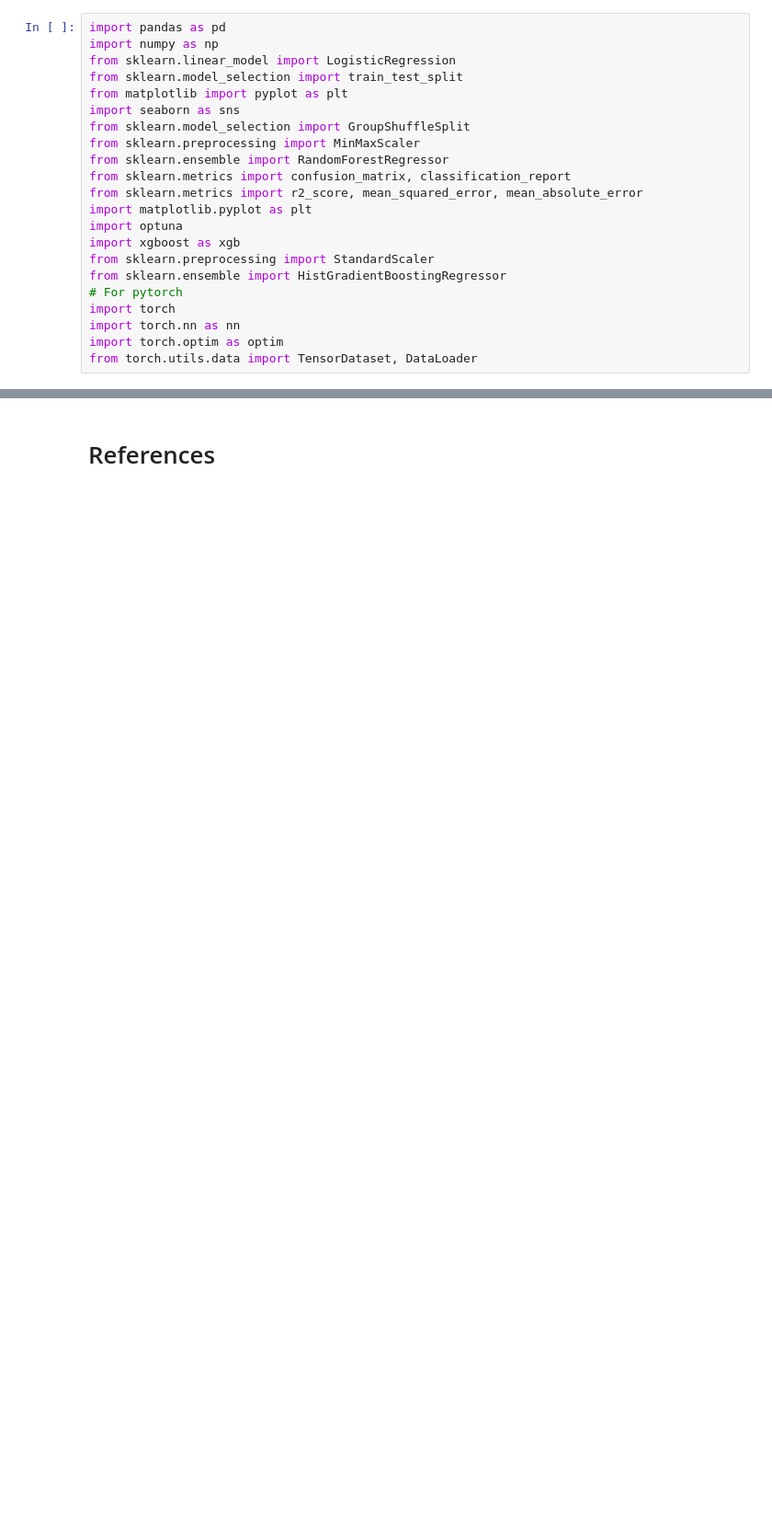
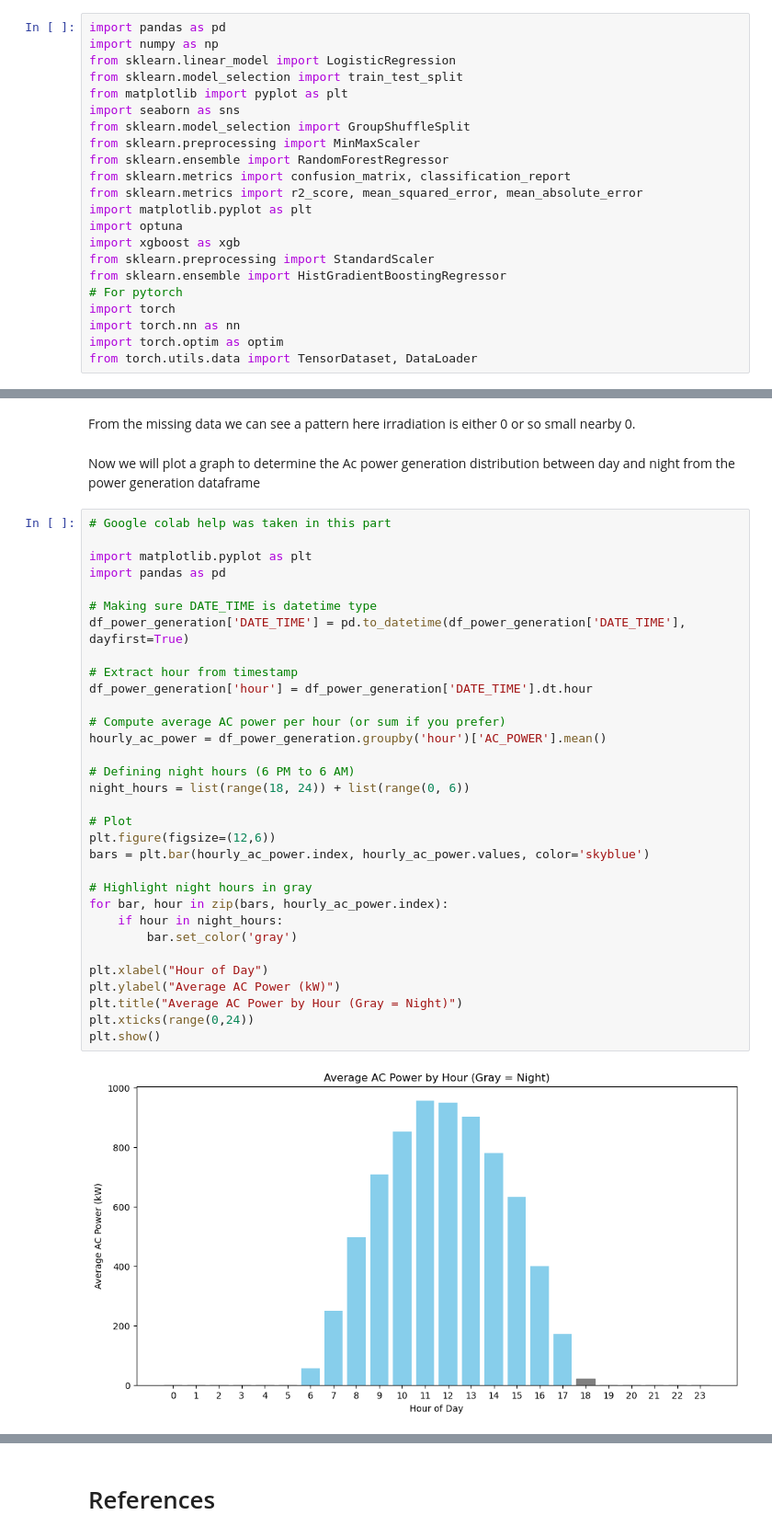
Before and after one commit to Abrar051/Machine_Learning_Algorithm_Solar_Power_Prediction, a Jupyter notebook: Machine_Learning_Algorithm_Final_Coursework.ipynb, the cells around one changed output, grey strips where cells are left out. Shown at 92% size. Drawn from its saved outputs; the diff is of its cells as text; blank space fills up the shorter version.

```diff
--- a/Machine_Learning_Algorithm_Final_Coursework.ipynb
+++ b/Machine_Learning_Algorithm_Final_Coursework.ipynb
@@ -163,0 +321,38 @@ def split_and_scale_by_date(
+# %% [markdown]
+From the missing data we can see a pattern here irradiation is either 0 or so small nearby 0.
+# %% [markdown]
+Now we will plot a graph to determine the Ac power generation distribution between day and night from the power generation dataframe
+# %%
+# Google colab help was taken in this part
+
+import matplotlib.pyplot as plt
+import pandas as pd
+
+# Making sure DATE_TIME is datetime type
+df_power_generation['DATE_TIME'] = pd.to_datetime(df_power_generation['DATE_TIME'], dayfirst=True)
+
+# Extract hour from timestamp
+df_power_generation['hour'] = df_power_generation['DATE_TIME'].dt.hour
+
+# Compute average AC power per hour (or sum if you prefer)
+hourly_ac_power = df_power_generation.groupby('hour')['AC_POWER'].mean()
+
+# Defining night hours (6 PM to 6 AM)
+night_hours = list(range(18, 24)) + list(range(0, 6))
+
+# Plot
+plt.figure(figsize=(12,6))
+bars = plt.bar(hourly_ac_power.index, hourly_ac_power.values, color='skyblue')
+
+# Highlight night hours in gray
+for bar, hour in zip(bars, hourly_ac_power.index):
+    if hour in night_hours:
+        bar.set_color('gray')
+
+plt.xlabel("Hour of Day")
+plt.ylabel("Average AC Power (kW)")
+plt.title("Average AC Power by Hour (Gray = Night)")
+plt.xticks(range(0,24))
+plt.show()
+# %% [output]
+[figure, added]
```
Also changed, not shown: parts of 30 cells of this notebook.
